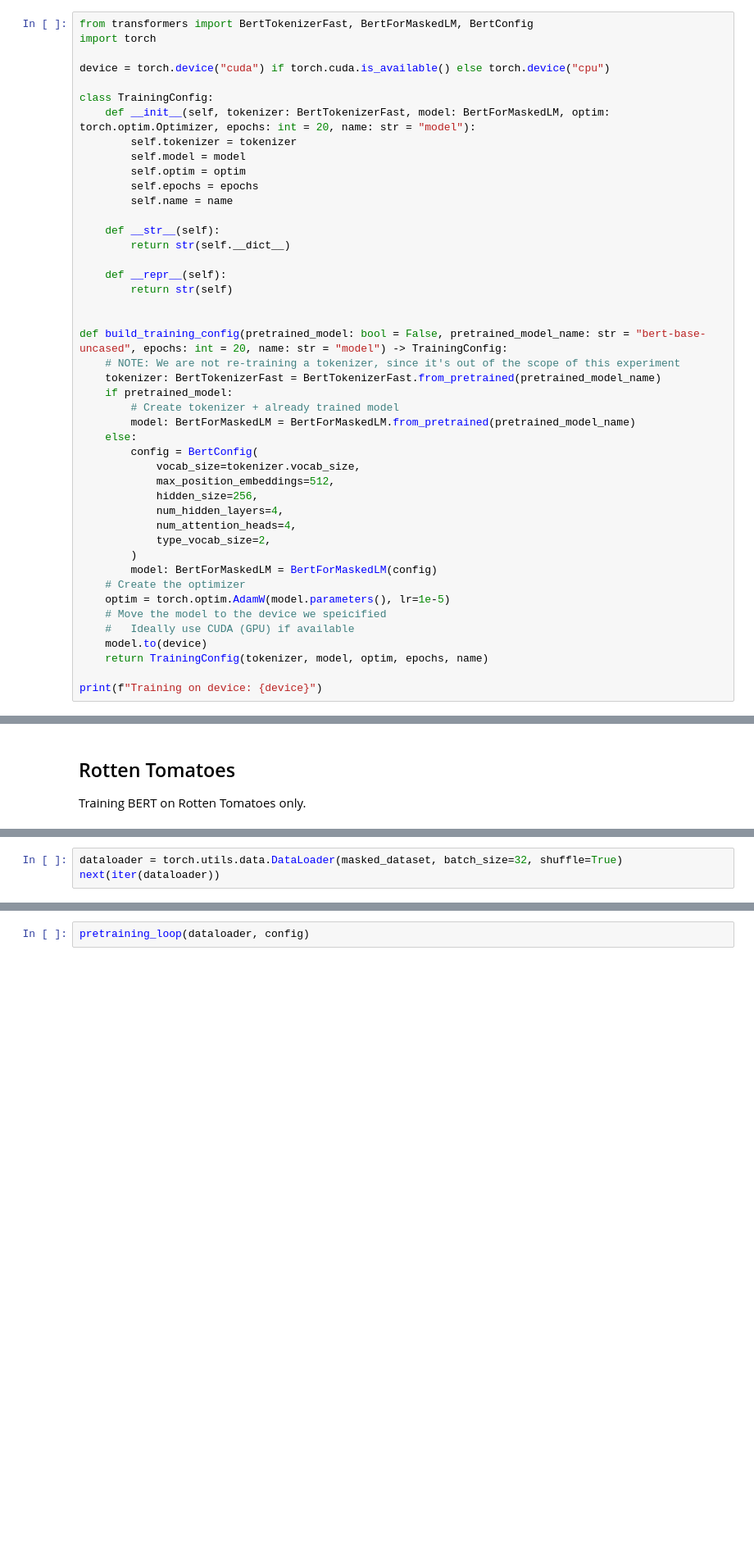
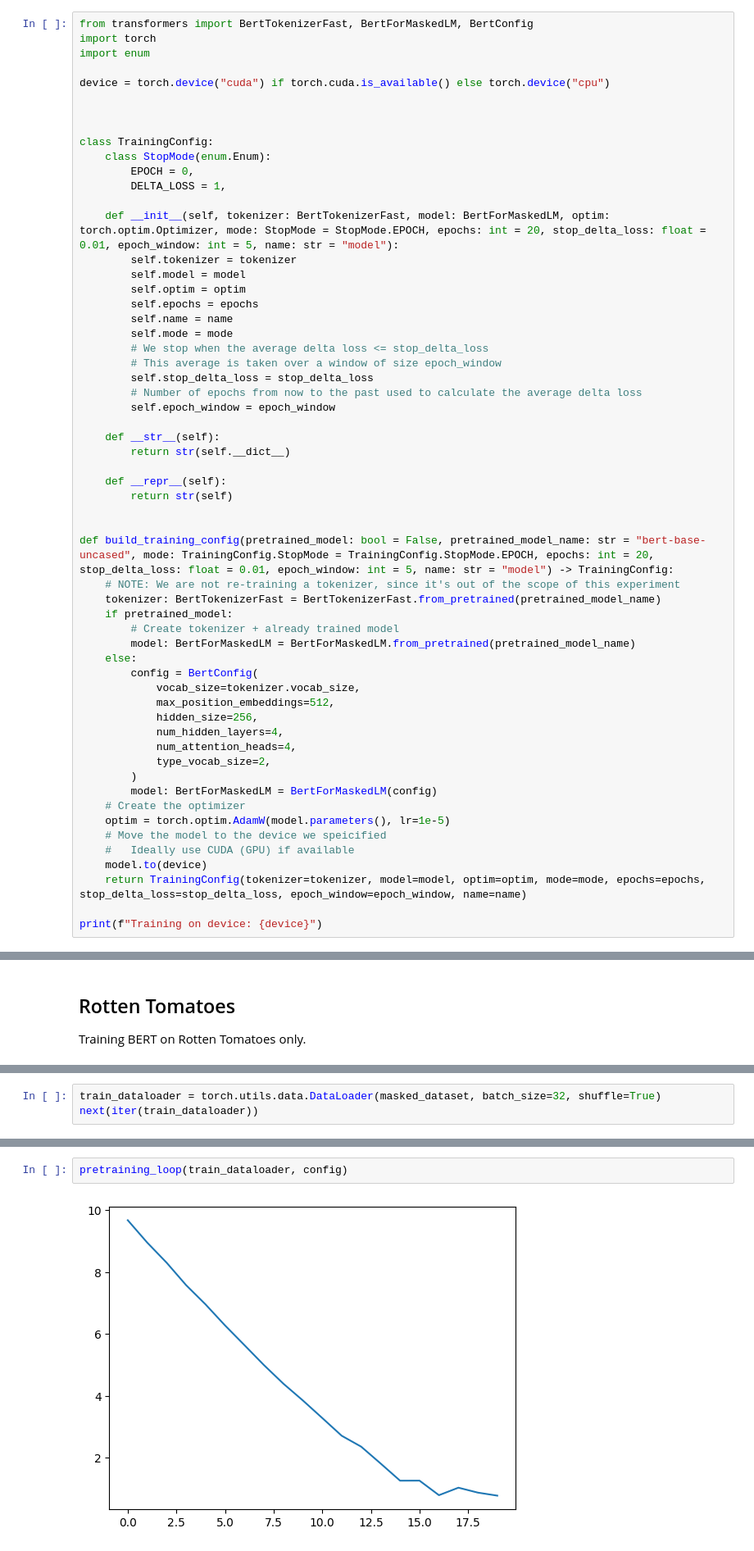
Before and after one commit to Atlinx/BERT-TLSA-paper, a Jupyter notebook: notebooks/model.ipynb, the cells around one changed output, grey strips where cells are left out. Shown at 82% size. Cells and saved outputs as stored; diff of their text form; blank space fills up the shorter version.

```diff
--- a/notebooks/model.ipynb
+++ b/notebooks/model.ipynb
@@ -102,16 +102,29 @@ def get_masked_dataset(tokenizer: BertTokenizerFast, review_texts: list[str], pe
 # %%
 from transformers import BertTokenizerFast, BertForMaskedLM, BertConfig
 import torch
+import enum
 
 device = torch.device("cuda") if torch.cuda.is_available() else torch.device("cpu")
 
+
+
 class TrainingConfig:
-    def __init__(self, tokenizer: BertTokenizerFast, model: BertForMaskedLM, optim: torch.optim.Optimizer, epochs: int = 20, name: str = "model"):
+    class StopMode(enum.Enum):
+        EPOCH = 0,
+        DELTA_LOSS = 1,
+
+    def __init__(self, tokenizer: BertTokenizerFast, model: BertForMaskedLM, optim: torch.optim.Optimizer, mode: StopMode = StopMode.EPOCH, epochs: int = 20, stop_delta_loss: float = 0.01, epoch_window: int = 5, name: str = "model"):
         self.tokenizer = tokenizer
         self.model = model
         self.optim = optim
         self.epochs = epochs
         self.name = name
+        self.mode = mode
+        # We stop when the average delta loss <= stop_delta_loss
+        # This average is taken over a window of size epoch_window
+        self.stop_delta_loss = stop_delta_loss
+        # Number of epochs from now to the past used to calculate the average delta loss
+        self.epoch_window = epoch_window
 
     def __str__(self):
         return str(self.__dict__)
@@ -120,7 +133,7 @@ class TrainingConfig:
         return str(self)
 
 
-def build_training_config(pretrained_model: bool = False, pretrained_model_name: str = "bert-base-uncased", epochs: int = 20, name: str = "model") -> TrainingConfig:
+def build_training_config(pretrained_model: bool = False, pretrained_model_name: str = "bert-base-uncased", mode: TrainingConfig.StopMode = TrainingConfig.StopMode.EPOCH, epochs: int = 20, stop_delta_loss: float = 0.01, epoch_window: int = 5, name: str = "model") -> TrainingConfig:
     # NOTE: We are not re-training a tokenizer, since it's out of the scope of this experiment
     tokenizer: BertTokenizerFast = BertTokenizerFast.from_pretrained(pretrained_model_name)
     if pretrained_model:
@@ -141,7 +154,7 @@ def build_training_config(pretrained_model: bool = False, pretrained_model_name:
     # Move the model to the device we speicified
     #   Ideally use CUDA (GPU) if available
     model.to(device)
-    return TrainingConfig(tokenizer, model, optim, epochs, name)
+    return TrainingConfig(tokenizer=tokenizer, model=model, optim=optim, mode=mode, epochs=epochs, stop_delta_loss=stop_delta_loss, epoch_window=epoch_window, name=name)
 
 print(f"Training on device: {device}")
 # %% [output]
@@ -460,4 +556,4 @@ Loading existing dataset file @ steam_masked_data.dt...
 # %%
-dataloader = torch.utils.data.DataLoader(masked_dataset, batch_size=32, shuffle=True)
-next(iter(dataloader))
+train_dataloader = torch.utils.data.DataLoader(masked_dataset, batch_size=32, shuffle=True)
+next(iter(train_dataloader))
 # %% [output]
@@ -481,2 +577,4 @@ next(iter(dataloader))
 # %%
-pretraining_loop(dataloader, config)
+pretraining_loop(train_dataloader, config)
+# %% [output]
+[figure, added]
```
Also changed, not shown: parts of 14 cells of this notebook.
